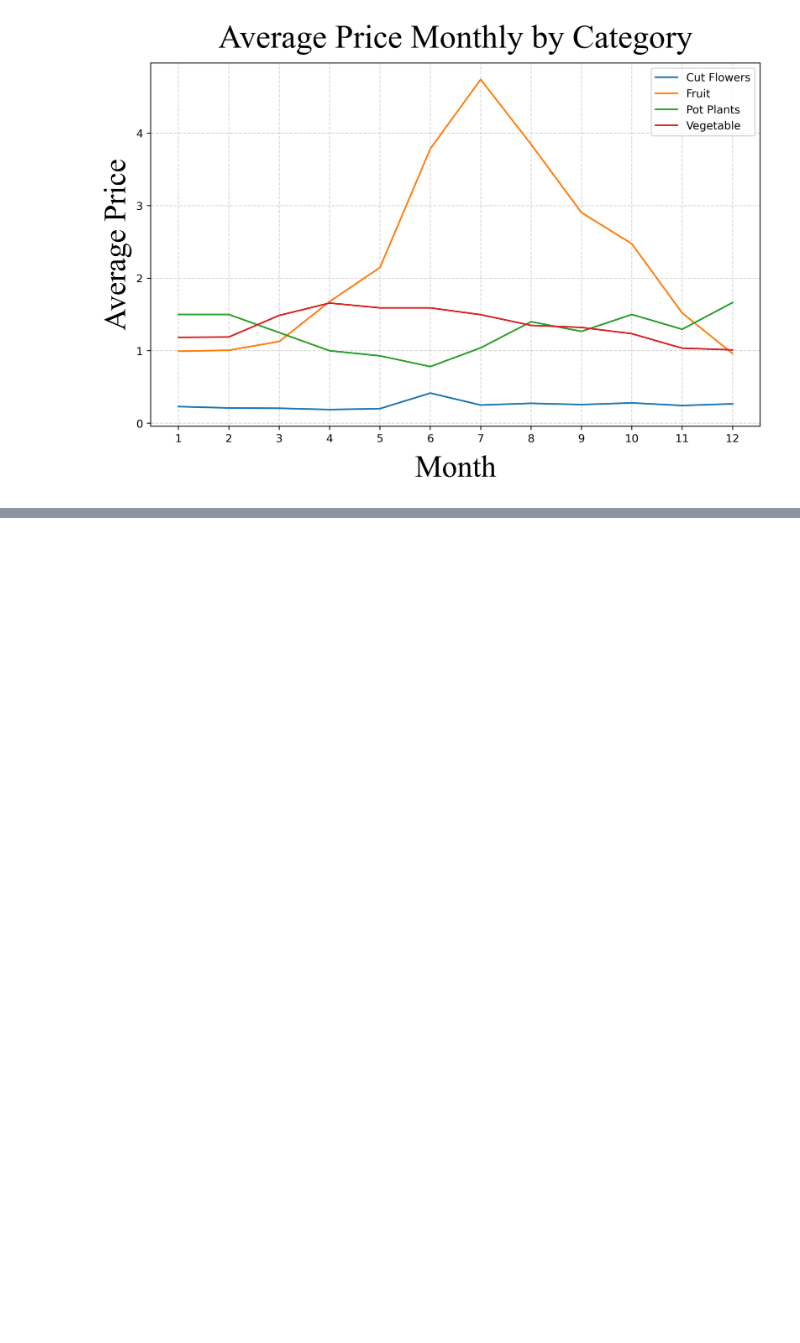
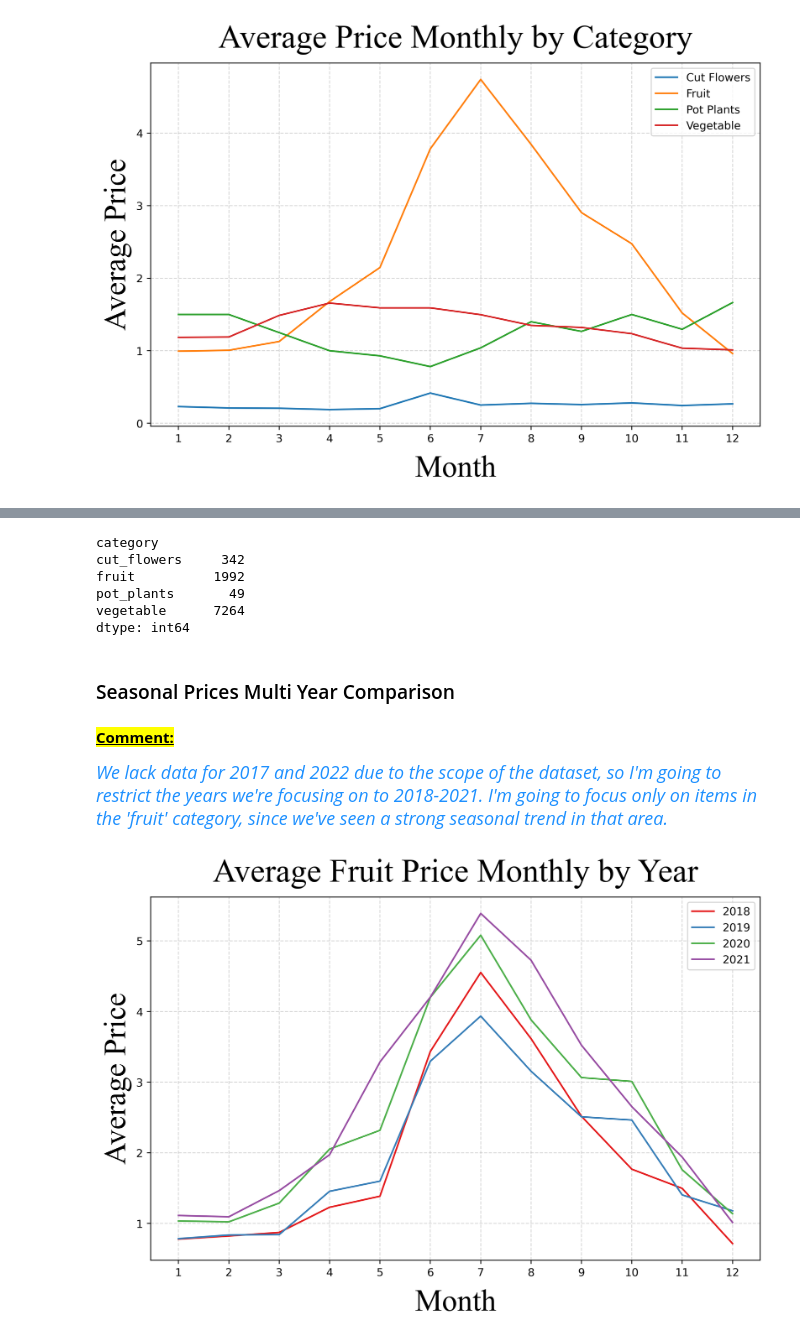
Before and after one commit to CRPeace/Produce_EDA, a Jupyter notebook: UK Produce - Exploratory Data Analysis.ipynb, the cells around one changed output, grey strips where cells are left out. Saved outputs shown, nothing was run; the diff lists cells and outputs as text; code cells hidden in the pictures; blank space fills up the shorter version.

```diff
--- a/UK Produce - Exploratory Data Analysis.ipynb
+++ b/UK Produce - Exploratory Data Analysis.ipynb
@@ -421,0 +414,46 @@ We lack data for 2017 and 2022 due to cutoffs, so I'm going to restrict the year
+# %%
+# checking variety of item counts
+df.groupby('category').size()
+# %% [output]
+category
+cut_flowers     342
+fruit          1992
+pot_plants       49
+vegetable      7264
+dtype: int64
+# %% [markdown]
+### Seasonal Prices Multi Year Comparison
+# %% [markdown]
+<mark><u>**Comment:**</u>
+
+<font color='dodgerblue' size=4><i>
+We lack data for 2017 and 2022 due to the scope of the dataset, so I'm going to restrict the years we're focusing on to 2018-2021.  I'm going to focus only on items in the 'fruit' category, since we've seen a strong seasonal trend in that area.
+</i></font>
+# %%
+# filtering and subsetting the data
+avg_price_fruit = (df
+                    [(df['category']=='fruit') & (df['year'].between(2018, 2021))]
+                    .groupby(['year', 'month'])
+                    ['price'].mean()
+                    .reset_index(name='avg_price')
+               )
+
+# color palette for different years
+colors = sns.color_palette('Set1', n_colors=len(avg_price_fruit['year'].unique()))
+
+plt.figure(figsize=(10, 6), dpi=400)
+for i, year in enumerate(avg_price_fruit['year'].unique()):
+    data_year = avg_price_fruit[avg_price_fruit['year'] == year]
+
+    # Plot a line for the current year with a unique color
+    sns.lineplot(data=data_year, x='month', y='avg_price',
+                 label=year, color=colors[i], errorbar=None)
+
+plt.title('Average Fruit Price Monthly by Year', font='times new roman', size=30, pad=14)
+plt.ylabel('Average Price', font='times new roman', size=28)
+plt.xlabel('Month', font='times new roman', size=28, labelpad=10)
+plt.grid(ls='--', alpha=.5)
+plt.legend(loc='upper right')
+plt.xticks(range(1, 13));
+# %% [output]
+[figure, added]
```
Also changed, not shown: parts of 5 cells of this notebook.
